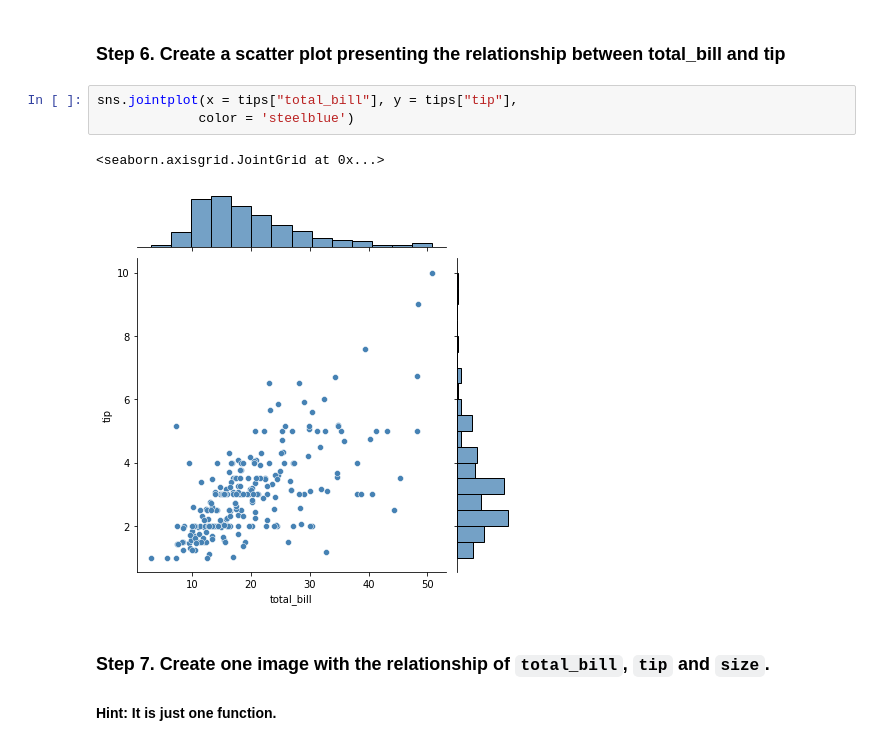
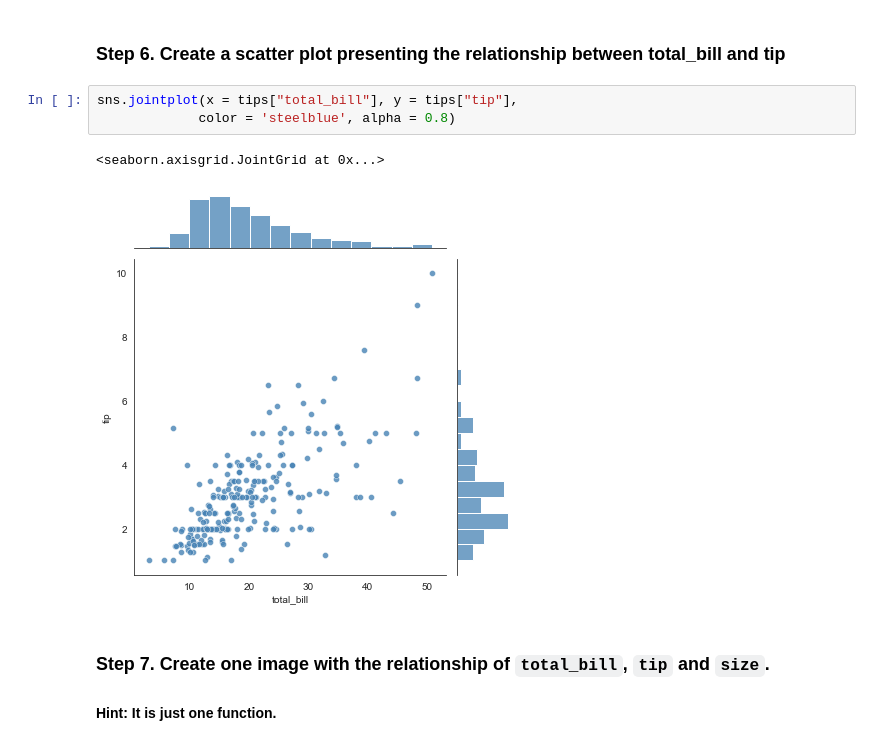
Before and after one commit to SoniaCobPac/the_bridge_bootcamp, a Jupyter notebook: week5_EDA_scraping_eda_summary/day4_correlation_matrix_outliers_rare/exercises/Tips_viz.ipynb, the cells around one changed output. Cells and saved outputs as stored; diff of their text form.

```diff
--- a/week5_EDA_scraping_eda_summary/day4_correlation_matrix_outliers_rare/exercises/Tips_viz.ipynb
+++ b/week5_EDA_scraping_eda_summary/day4_correlation_matrix_outliers_rare/exercises/Tips_viz.ipynb
@@ -71,10 +73,10 @@ plt.show()
 ### Step 6. Create a scatter plot presenting the relationship between total_bill and tip
 # %%
 sns.jointplot(x = tips["total_bill"], y = tips["tip"],
-             color = 'steelblue')
+             color = 'steelblue', alpha = 0.8)
 # %% [output]
 <seaborn.axisgrid.JointGrid at 0x...>
-[figure, old version]
+[figure, new version]
 # %% [markdown]
 ### Step 7.  Create one image with the relationship of `total_bill`, `tip` and `size`.
 #### Hint: It is just one function.
```
Also changed, not shown: parts of 9 cells of this notebook, 7 other files.
